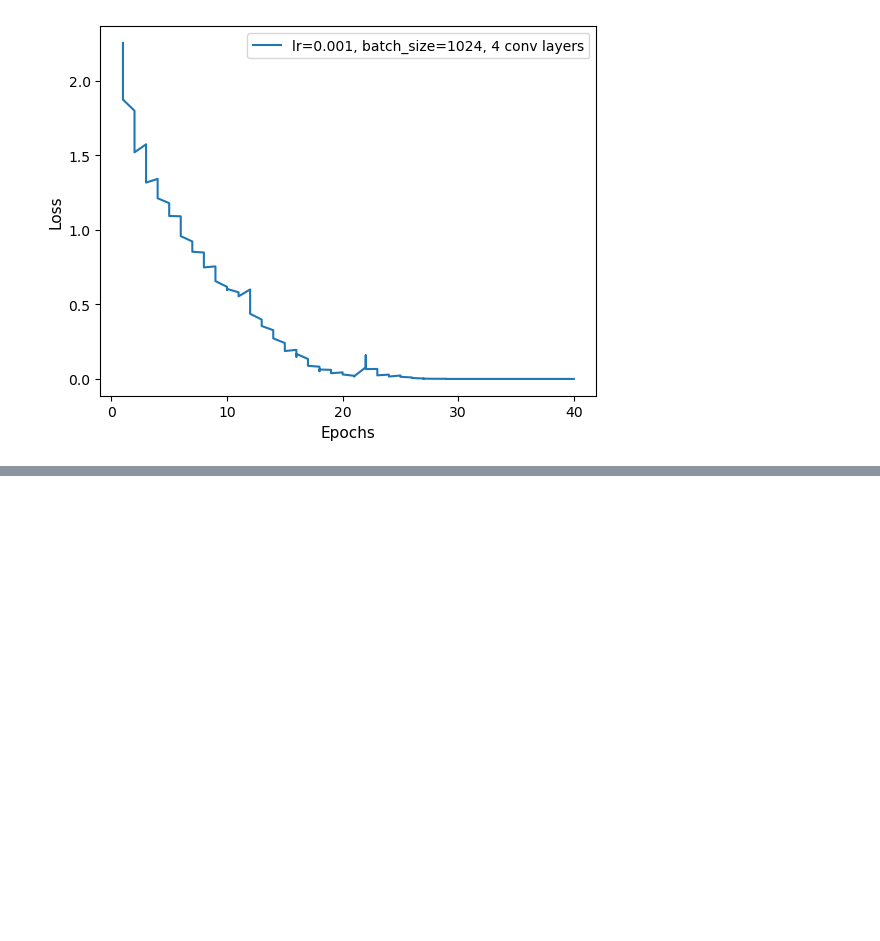
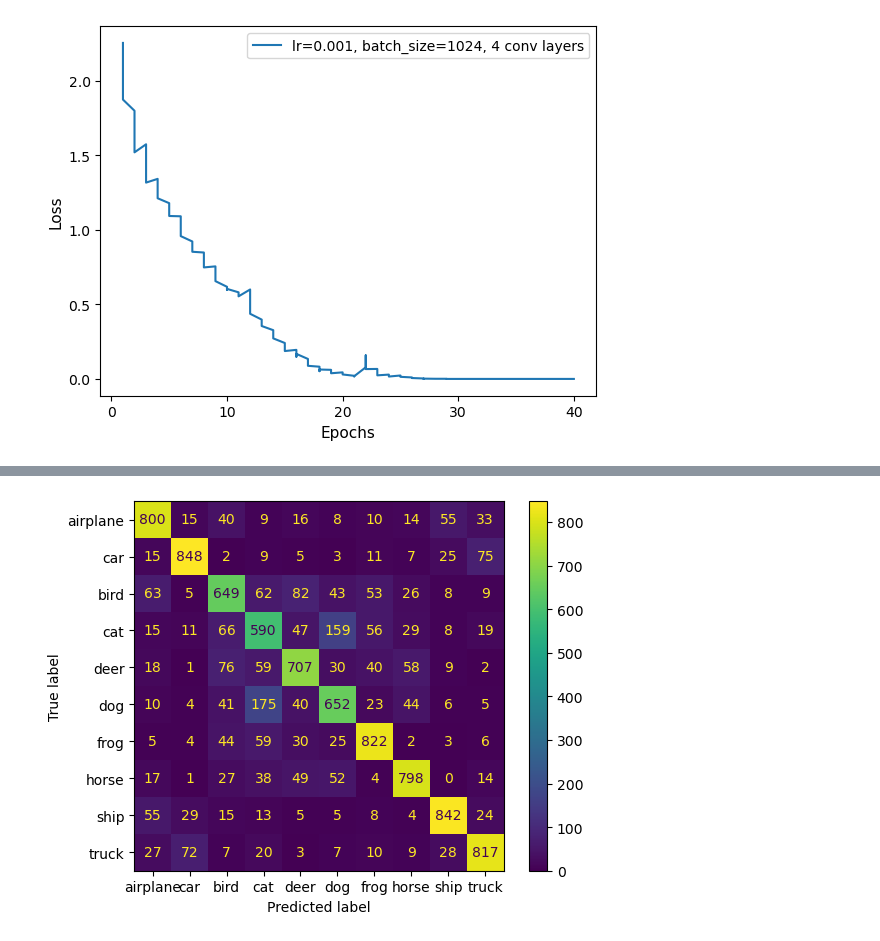
Before and after one commit to SorchaJ/CIFAR-10, a Jupyter notebook: cifar10_CNNFigures.ipynb, the cells around one changed output, grey strips where cells are left out. Saved outputs shown, nothing was run; the diff lists cells and outputs as text; code cells hidden in the pictures; blank space fills up the shorter version.

```diff
--- a/cifar10_CNNFigures.ipynb
+++ b/cifar10_CNNFigures.ipynb
@@ -50,0 +142,16 @@ plt.show()
+# %%
+cm = np.array([[800, 15, 40, 9, 16, 8, 10, 14, 55, 33],
+    [15, 848, 2, 9, 5, 3, 11, 7, 25, 75],
+    [63, 5, 649, 62, 82, 43, 53, 26, 8, 9],
+    [15, 11, 66, 590, 47, 159, 56, 29, 8, 19],
+    [18, 1, 76, 59, 707, 30, 40, 58, 9, 2],
+    [10, 4, 41, 175, 40, 652, 23, 44, 6, 5],
+    [5, 4, 44, 59, 30, 25, 822, 2, 3, 6],
+    [17, 1, 27, 38, 49, 52, 4, 798, 0, 14],
+    [55, 29, 15, 13, 5, 5, 8, 4, 842, 24],
+    [27, 72, 7, 20, 3, 7, 10, 9, 28, 817]])
+confMatrix = ConfusionMatrixDisplay(confusion_matrix = cm, display_labels=["airplane", "car", "bird", "cat", "deer", "dog",
+                                                                           "frog", "horse", "ship", "truck"])
+confMatrix.plot();
+# %% [output]
+[figure, added]
```
Also changed, not shown: parts of 13 cells of this notebook.
